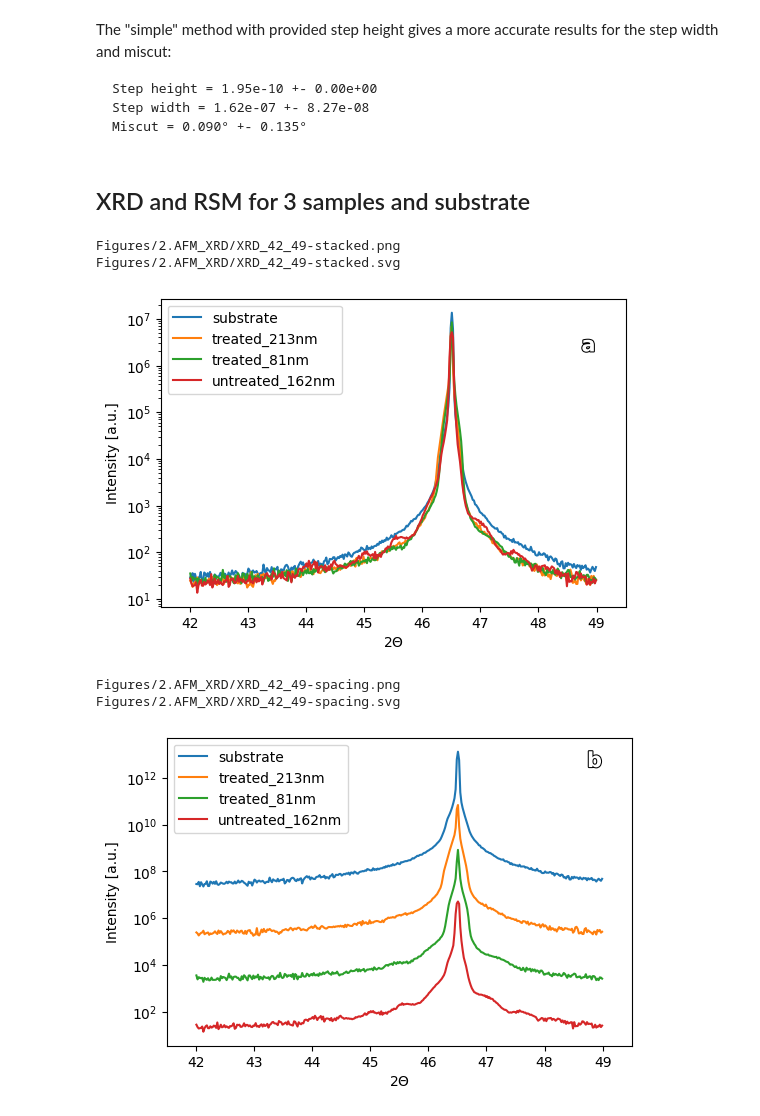
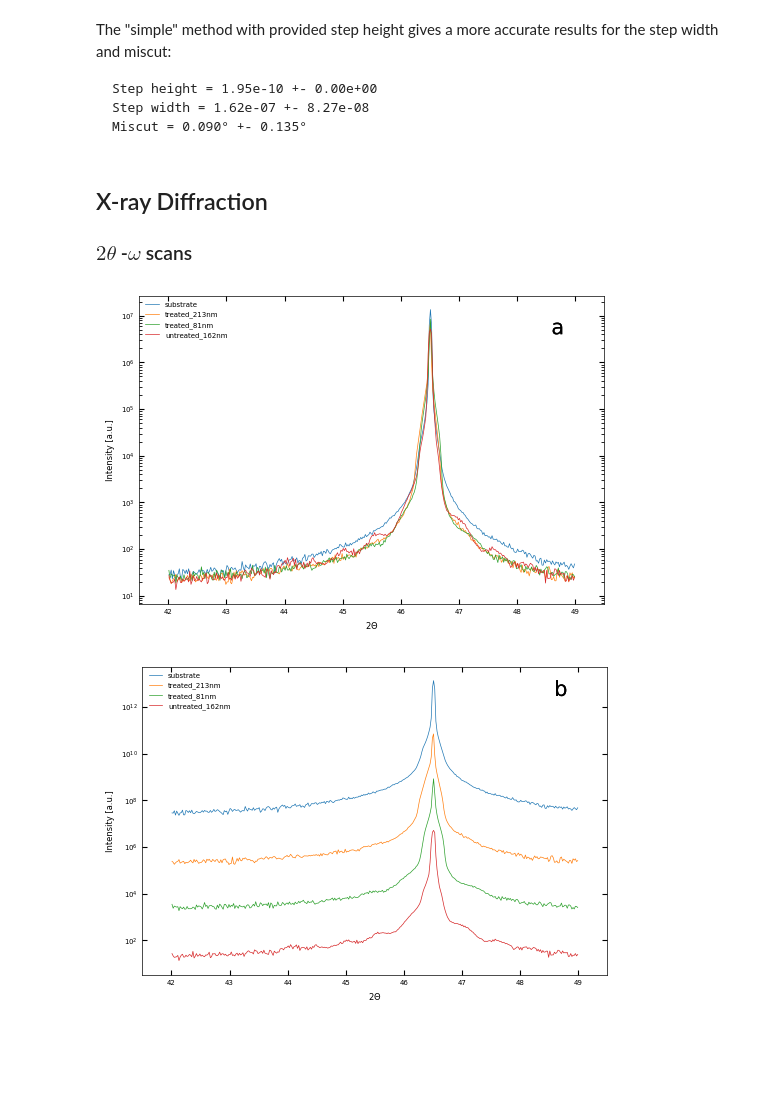
Before and after one commit to m3-learning/m3_learning, a Jupyter notebook: m3_learning/papers/2023_RHEED_PLD_SrTiO3/2_AFM_and_xrd-details.ipynb, the cells around one changed output. Saved outputs shown, nothing was run; the diff lists cells and outputs as text; code cells hidden in the pictures; blank space fills up the shorter version.

```diff
--- a/m3_learning/papers/2023_RHEED_PLD_SrTiO3/2_AFM_and_xrd-details.ipynb
+++ b/m3_learning/papers/2023_RHEED_PLD_SrTiO3/2_AFM_and_xrd-details.ipynb
@@ -387,29 +387,25 @@ The "simple" method with provided step height gives a more accurate results for
     Step width = 1.62e-07 +- 8.27e-08
     Miscut = 0.090° +- 0.135°
 # %% [markdown]
-## XRD and RSM for 3 samples and substrate
+## X-ray Diffraction
+
+### $2\theta$ -$\omega$ scans
 # %%
 files = ['./XRD/substrate-XRD_42_49.xrdml',
          './XRD/treated_213nm-XRD_42_29.xrdml',
          './XRD/treated_81nm-XRD_42_29.xrdml',
          './XRD/untreated_162nm-XRD_42_29.xrdml']
 labels = ['substrate', 'treated_213nm', 'treated_81nm', 'untreated_162nm']
 
 fig, ax = plt.subplots(figsize=(6,4))
 plot_xrd(ax, files, labels, diff=None, xrange=(41.5, 49.5))
-labelfigs(ax, 0, loc='tl', size=15)
-printing.savefig(fig, 'XRD_42_49-stacked')
+labelfigs(ax, 0, loc='tr', size=15, style='b', inset_fraction=(0.8, 0.1))
 plt.show()
 
 fig, ax = plt.subplots(figsize=(6,4))
 plot_xrd(ax, files, labels, diff=1e2, xrange=(41.5, 49.5))
-labelfigs(ax, 1, loc='tl', size=15)
-printing.savefig(fig, 'XRD_42_49-spacing')
+labelfigs(ax, 1, loc='tr', size=15, style='b', inset_fraction=(0.9, 0.1))
 plt.show()
 # %% [output]
-Figures/2.AFM_XRD/XRD_42_49-stacked.png
-Figures/2.AFM_XRD/XRD_42_49-stacked.svg
-[figure, old version]
+[figure, new version]
-Figures/2.AFM_XRD/XRD_42_49-spacing.png
-Figures/2.AFM_XRD/XRD_42_49-spacing.svg
-[figure, old version]
+[figure, new version]
```
Also changed, not shown: parts of 20 cells of this notebook, 11 other files.
